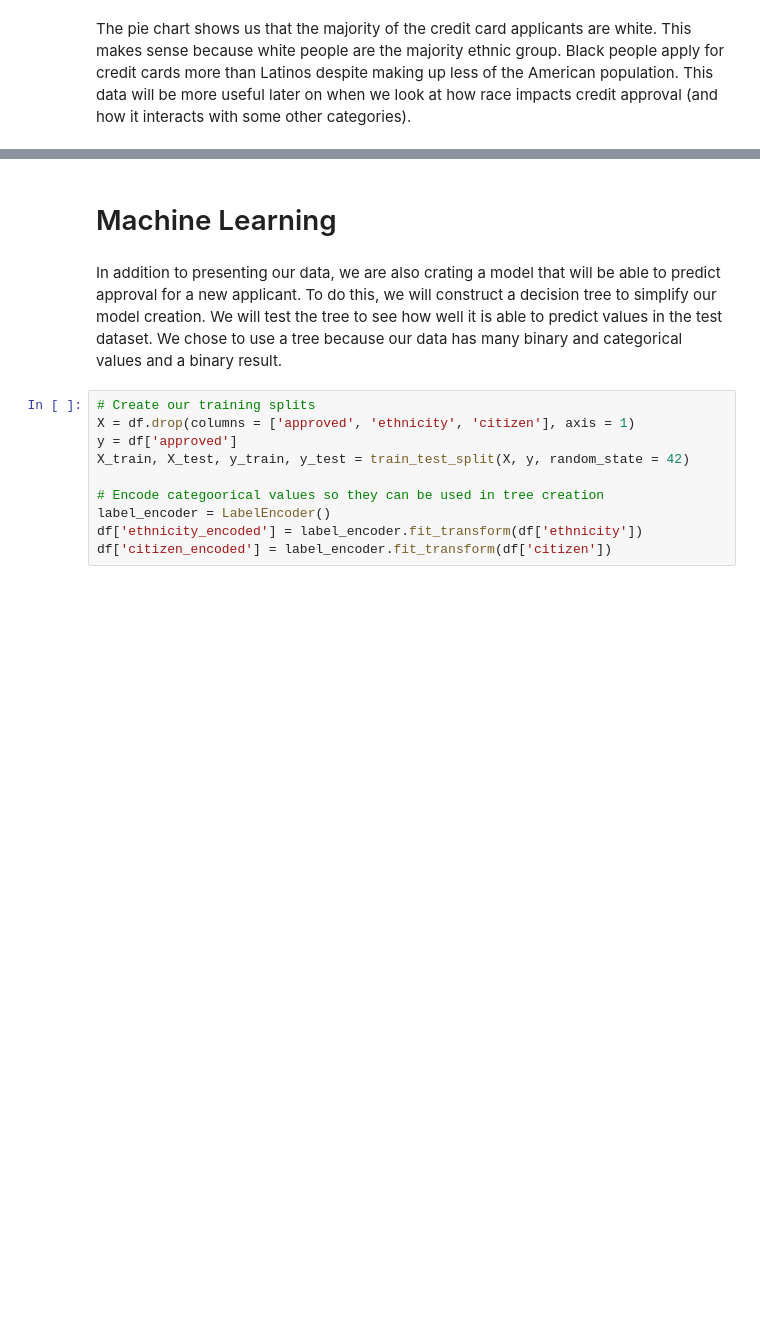
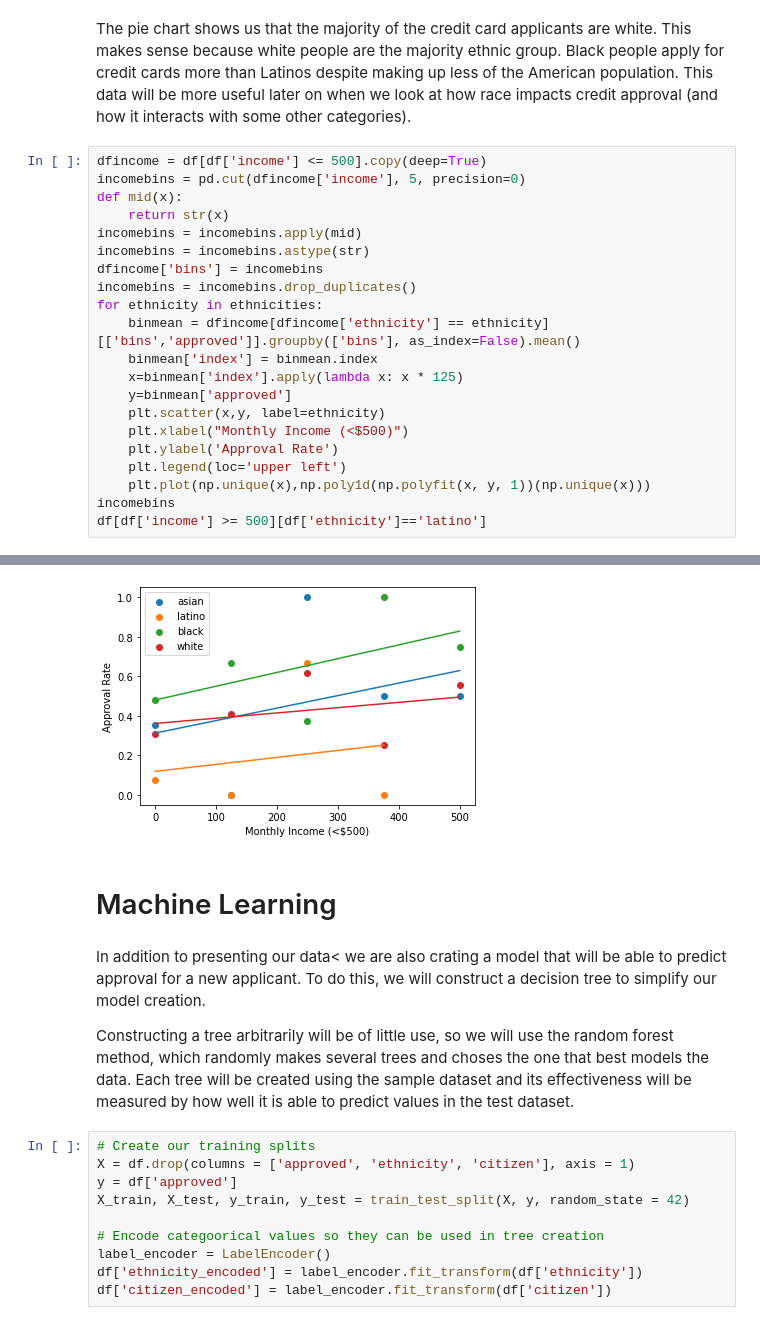
Before and after one commit to walterosborne/320final, a Jupyter notebook: Final.ipynb, the cells around one changed output, grey strips where cells are left out. Drawn from its saved outputs; the diff is of its cells as text; blank space fills up the shorter version.

```diff
--- a/Final.ipynb
+++ b/Final.ipynb
@@ -389,2 +352,24 @@ plt.show()
 # %% [markdown]
 The pie chart shows us that the majority of the credit card applicants are white. This makes sense because white people are the majority ethnic group. Black people apply for credit cards more than Latinos despite making up less of the American population. This data will be more useful later on when we look at how race impacts credit approval (and how it interacts with some other categories).
+# %%
+dfincome = df[df['income'] <= 500].copy(deep=True)
+incomebins = pd.cut(dfincome['income'], 5, precision=0)
+def mid(x):
+    return str(x)
+incomebins = incomebins.apply(mid)
+incomebins = incomebins.astype(str)
+dfincome['bins'] = incomebins
+incomebins = incomebins.drop_duplicates()
+for ethnicity in ethnicities:
+    binmean = dfincome[dfincome['ethnicity'] == ethnicity][['bins','approved']].groupby(['bins'], as_index=False).mean()
+    binmean['index'] = binmean.index
+    x=binmean['index'].apply(lambda x: x * 125)
+    y=binmean['approved']
+    plt.scatter(x,y, label=ethnicity)
+    plt.xlabel("Monthly Income (<$500)")
+    plt.ylabel('Approval Rate')
+    plt.legend(loc='upper left')
+    plt.plot(np.unique(x),np.poly1d(np.polyfit(x, y, 1))(np.unique(x)))
+incomebins
+df[df['income'] >= 500][df['ethnicity']=='latino']
+# %% [output]
@@ -391,7 +383,10 @@ The pie chart shows us that the majority of the credit card applicants are white
+[figure, added]
 # %% [markdown]
 # Machine Learning
 # %% [markdown]
-In addition to presenting our data, we are also crating a model that will be able to predict approval for a new applicant. To do this, we will construct a decision tree to simplify our model creation. We will test the tree to see how well it is able to predict values in the test dataset. We chose to use a tree because our data has many binary and categorical values and a binary result.
+In addition to presenting our data< we are also crating a model that will be able to predict approval for a new applicant. To do this, we will construct a decision tree to simplify our model creation.
+
+Constructing a tree arbitrarily will be of little use, so we will use the random forest method, which randomly makes several trees and choses the one that best models the data. Each tree will be created using the sample dataset and its effectiveness will be measured by how well it is able to predict values in the test dataset.
 # %%
 # Create our training splits
 X = df.drop(columns = ['approved', 'ethnicity', 'citizen'], axis = 1)
```
Also changed, not shown: parts of 22 cells of this notebook.
